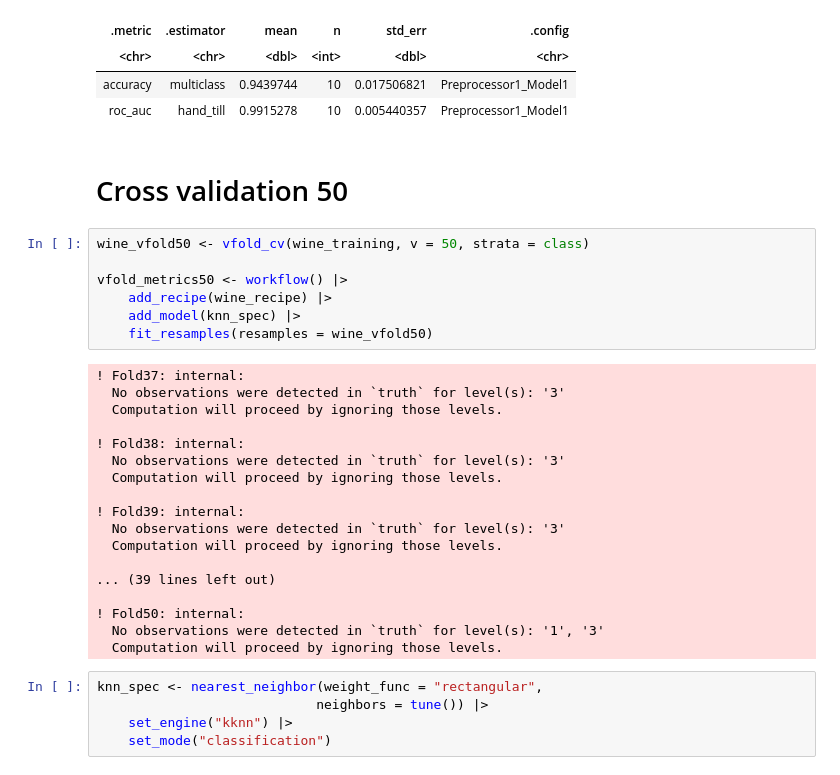
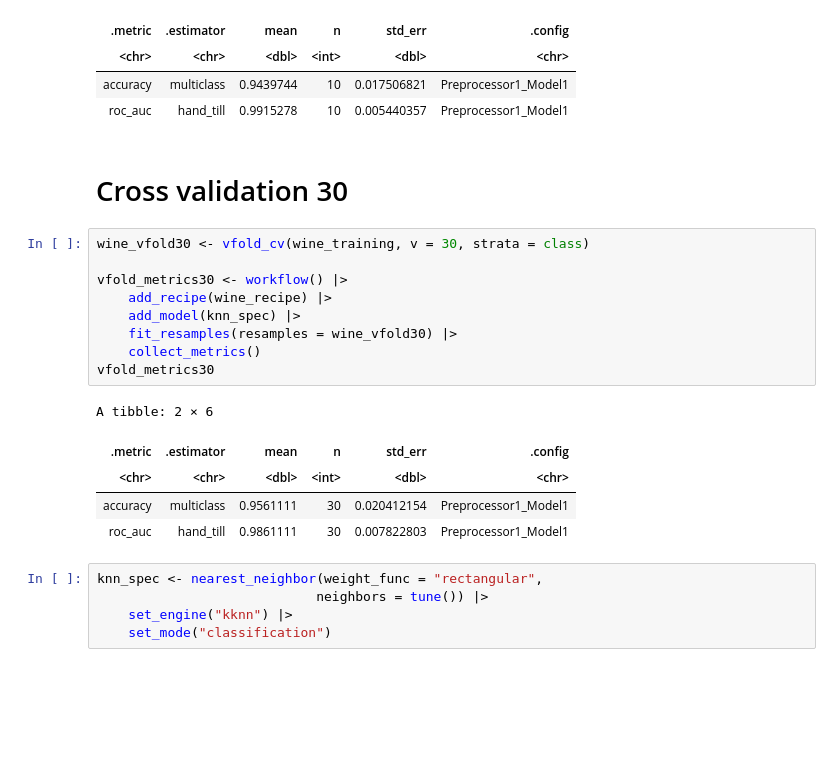
Before and after one commit to a-nguyen-1/DSCI100Project-Group117, a Jupyter notebook: group_project_report.ipynb, the cells around one changed output. Cells and saved outputs as stored; diff of their text form; blank space fills up the shorter version.

```diff
--- a/group_project_report.ipynb
+++ b/group_project_report.ipynb
@@ -633,32 +603,22 @@ A tibble: 2 × 6
 | accuracy | multiclass | 0.9439744 | 10 | 0.017506821 | Preprocessor1_Model1 |
 | roc_auc | hand_till | 0.9915278 | 10 | 0.005440357 | Preprocessor1_Model1 |
 # %% [markdown]
-# Cross validation 50
+# Cross validation 30
 # %%
-wine_vfold50 <- vfold_cv(wine_training, v = 50, strata = class)
+wine_vfold30 <- vfold_cv(wine_training, v = 30, strata = class)
 
-vfold_metrics50 <- workflow() |>
+vfold_metrics30 <- workflow() |>
     add_recipe(wine_recipe) |>
     add_model(knn_spec) |>
-    fit_resamples(resamples = wine_vfold50)
+    fit_resamples(resamples = wine_vfold30) |>
+    collect_metrics()
+vfold_metrics30
 # %% [output]
-! Fold37: internal:
-  No observations were detected in `truth` for level(s): '3'
-  Computation will proceed by ignoring those levels.
-
-! Fold38: internal:
-  No observations were detected in `truth` for level(s): '3'
-  Computation will proceed by ignoring those levels.
-
-! Fold39: internal:
-  No observations were detected in `truth` for level(s): '3'
-  Computation will proceed by ignoring those levels.
-
-... (39 lines left out)
-
-! Fold50: internal:
-  No observations were detected in `truth` for level(s): '1', '3'
-  Computation will proceed by ignoring those levels.
+A tibble: 2 × 6
+| .metric | .estimator | mean | n | std_err | .config |
+| <chr> | <chr> | <dbl> | <int> | <dbl> | <chr> |
+| accuracy | multiclass | 0.9561111 | 30 | 0.020412154 | Preprocessor1_Model1 |
+| roc_auc | hand_till | 0.9861111 | 30 | 0.007822803 | Preprocessor1_Model1 |
 # %%
 knn_spec <- nearest_neighbor(weight_func = "rectangular",
                             neighbors = tune()) |>
```
Also changed, not shown: parts of 8 cells of this notebook.
